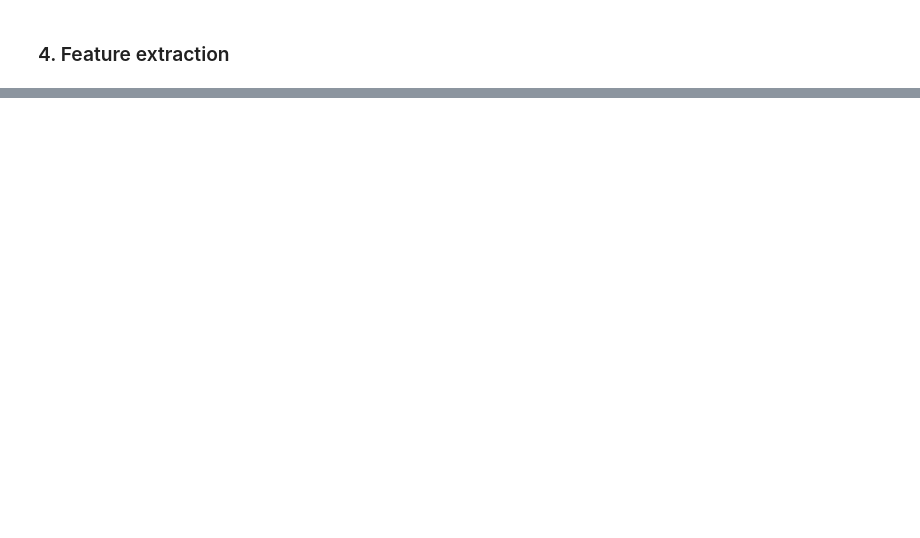
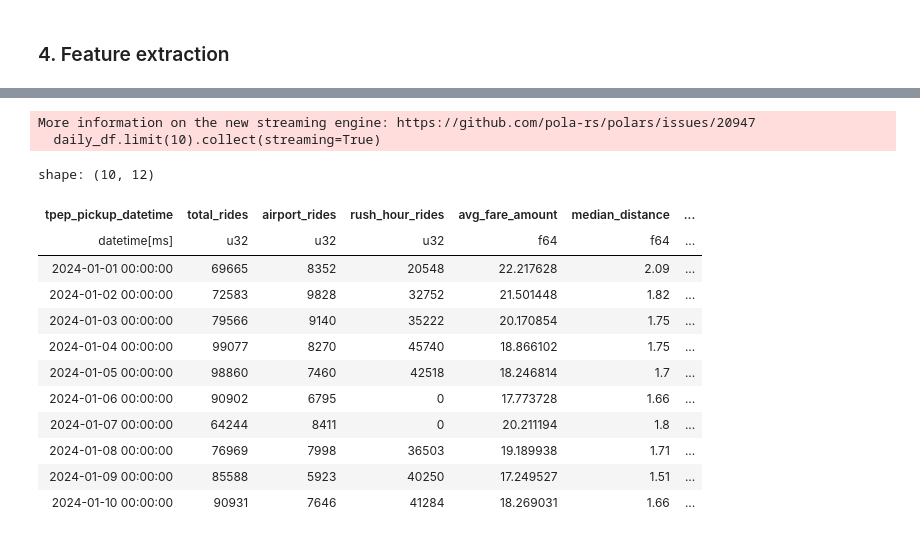
Before and after one commit to Mielecki/MLOps-course, a Jupyter notebook: homework03/homework.ipynb, the cells around one changed output, grey strips where cells are left out. Drawn from its saved outputs; the diff is of its cells as text; code cells hidden in the pictures; blank space fills up the shorter version.

```diff
--- a/homework03/homework.ipynb
+++ b/homework03/homework.ipynb
@@ -229,0 +262,50 @@ NameError: name 'df' is not defined
+# %%
+# add integer variables for counting daily events:
+# total number of rides (target variable)
+# number of airport rides
+# number of rush hour rides
+
+# add features aggregating daily rides information:
+# average fare amount
+# median distance
+# sum of total amounts
+# total amount paid by card, cash, and other
+# total congestion surcharge
+# total number of passengers
+
+daily_df = (
+    df.sort("tpep_pickup_datetime")
+    .group_by_dynamic("tpep_pickup_datetime", every="1d")
+    .agg(
+        pl.len().alias("total_rides"),
+        pl.col("is_airport_ride").sum().alias("airport_rides"),
+        pl.col("is_rush_hour").sum().alias("rush_hour_rides"),
+
+        pl.col("fare_amount").mean().alias("avg_fare_amount"),
+        pl.col("trip_distance").median().alias("median_distance"),
+        pl.col("total_amount").sum().alias("total_amount_sum"),
+        pl.col("total_amount").filter(pl.col("payment_type_1") == 1).sum().alias("total_amount_card"),
+        pl.col("total_amount").filter(pl.col("payment_type_2") == 1).sum().alias("total_amount_cash"),
+        pl.col("total_amount").filter(pl.col("payment_type_3") == 1).sum().alias("total_amount_other"),
+        pl.col("congestion_surcharge").sum().alias("total_congestion_surcharge"),
+        pl.col("passenger_count").sum().alias("total_passengers"),
+    )
+)
+# %%
+daily_df.limit(10).collect(streaming=True)
+# %% [output]
+More information on the new streaming engine: https://github.com/pola-rs/polars/issues/20947
+  daily_df.limit(10).collect(streaming=True)
+shape: (10, 12)
+| tpep_pickup_datetime | total_rides | airport_rides | rush_hour_rides | avg_fare_amount | median_distance | ... |
+| datetime[ms] | u32 | u32 | u32 | f64 | f64 | ... |
+| 2024-01-01 00:00:00 | 69665 | 8352 | 20548 | 22.217628 | 2.09 | ... |
+| 2024-01-02 00:00:00 | 72583 | 9828 | 32752 | 21.501448 | 1.82 | ... |
+| 2024-01-03 00:00:00 | 79566 | 9140 | 35222 | 20.170854 | 1.75 | ... |
+| 2024-01-04 00:00:00 | 99077 | 8270 | 45740 | 18.866102 | 1.75 | ... |
+| 2024-01-05 00:00:00 | 98860 | 7460 | 42518 | 18.246814 | 1.7 | ... |
+| 2024-01-06 00:00:00 | 90902 | 6795 | 0 | 17.773728 | 1.66 | ... |
+| 2024-01-07 00:00:00 | 64244 | 8411 | 0 | 20.211194 | 1.8 | ... |
+| 2024-01-08 00:00:00 | 76969 | 7998 | 36503 | 19.189938 | 1.71 | ... |
+| 2024-01-09 00:00:00 | 85588 | 5923 | 40250 | 17.249527 | 1.51 | ... |
+| 2024-01-10 00:00:00 | 90931 | 7646 | 41284 | 18.269031 | 1.66 | ... |
```
Also changed, not shown: parts of 15 cells of this notebook, 1 other file.
